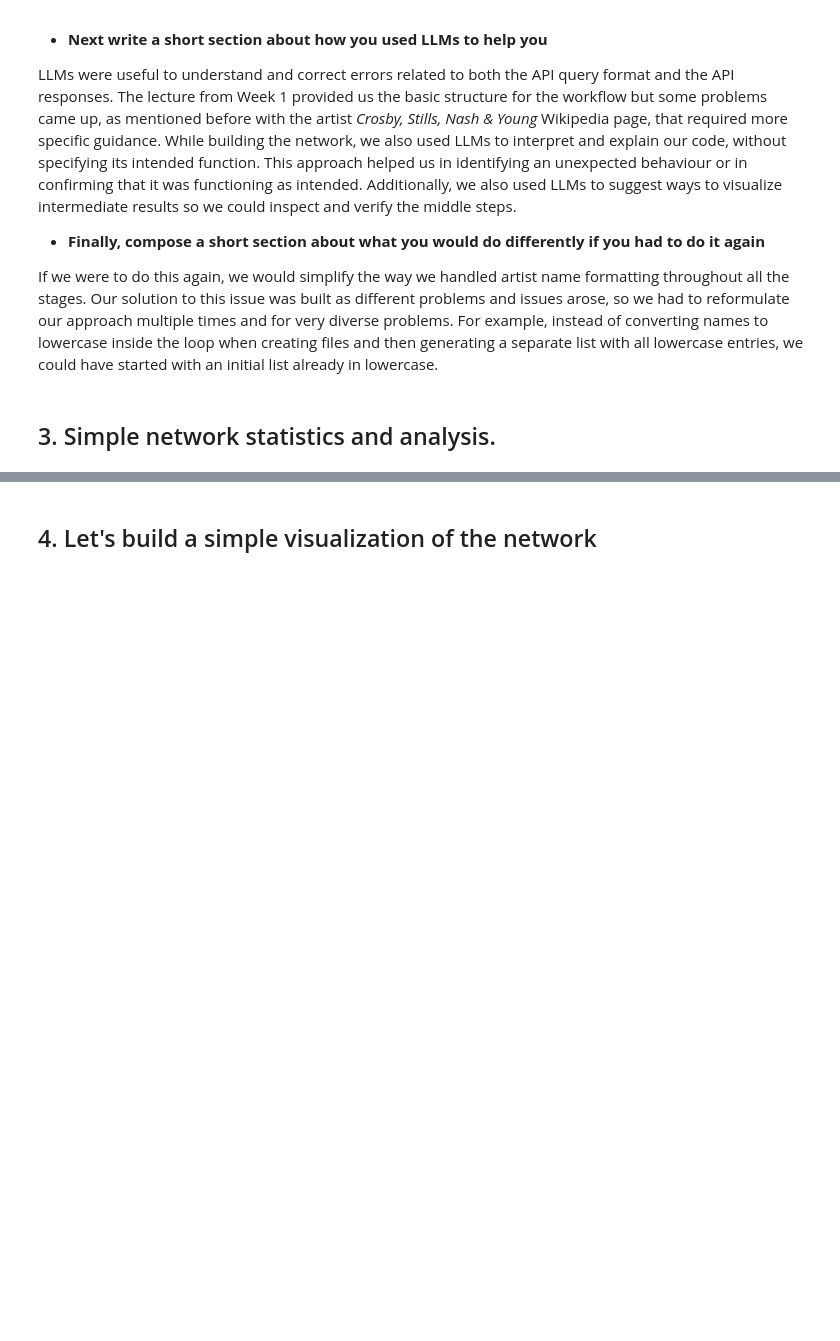
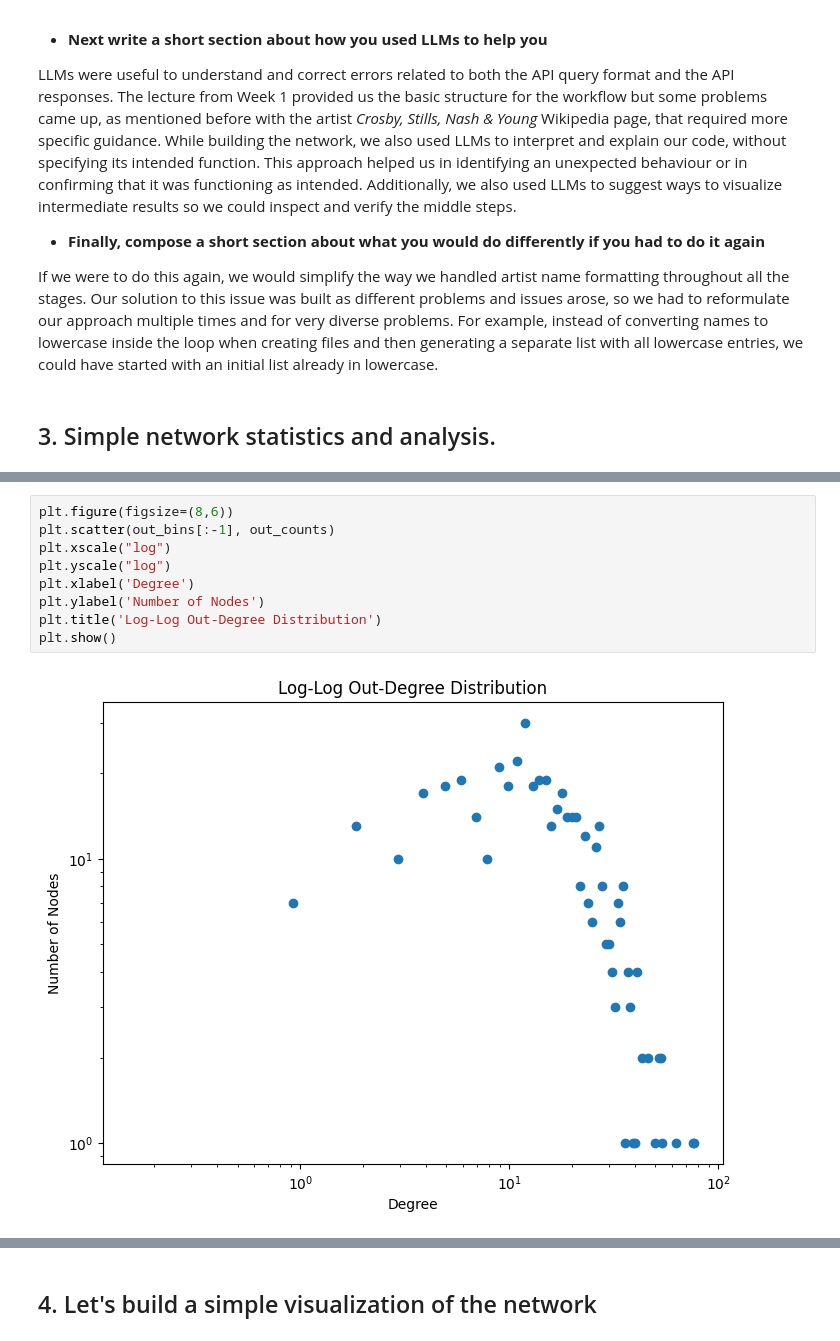
Before and after one commit to joaommata/Social_Graphs_Assignment1, a Jupyter notebook: ass1.ipynb, the cells around one changed output, grey strips where cells are left out. Saved outputs shown, nothing was run; the diff lists cells and outputs as text; blank space fills up the shorter version.

```diff
--- a/ass1.ipynb
+++ b/ass1.ipynb
@@ -215,0 +278,11 @@ If we were to do this again, we would simplify the way we handled artist name fo
+# %%
+plt.figure(figsize=(8,6))
+plt.scatter(out_bins[:-1], out_counts)
+plt.xscale("log")
+plt.yscale("log")
+plt.xlabel('Degree')
+plt.ylabel('Number of Nodes')
+plt.title('Log-Log Out-Degree Distribution')
+plt.show()
+# %% [output]
+[figure, added]
```
Also changed, not shown: parts of 29 cells of this notebook.
